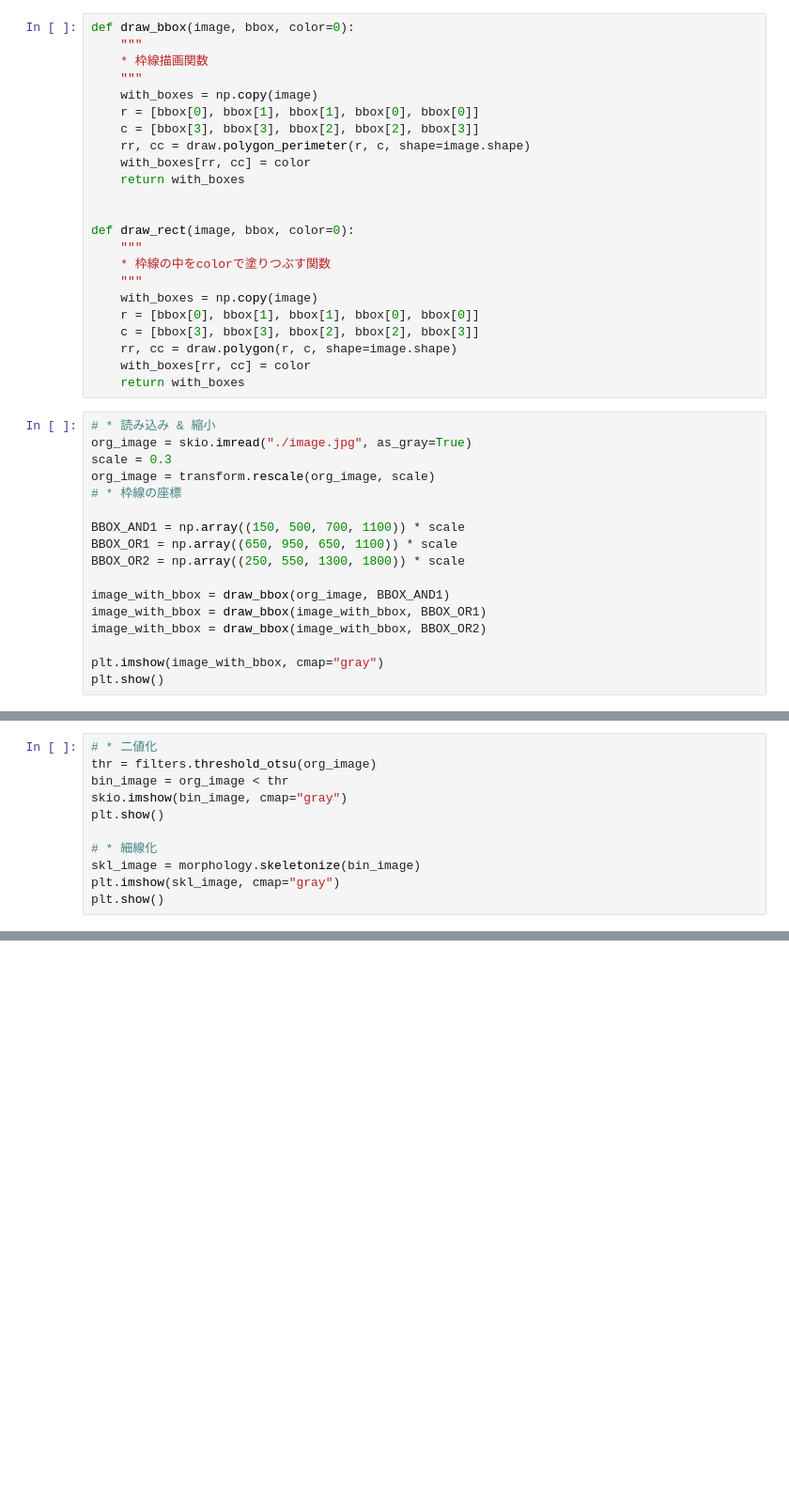
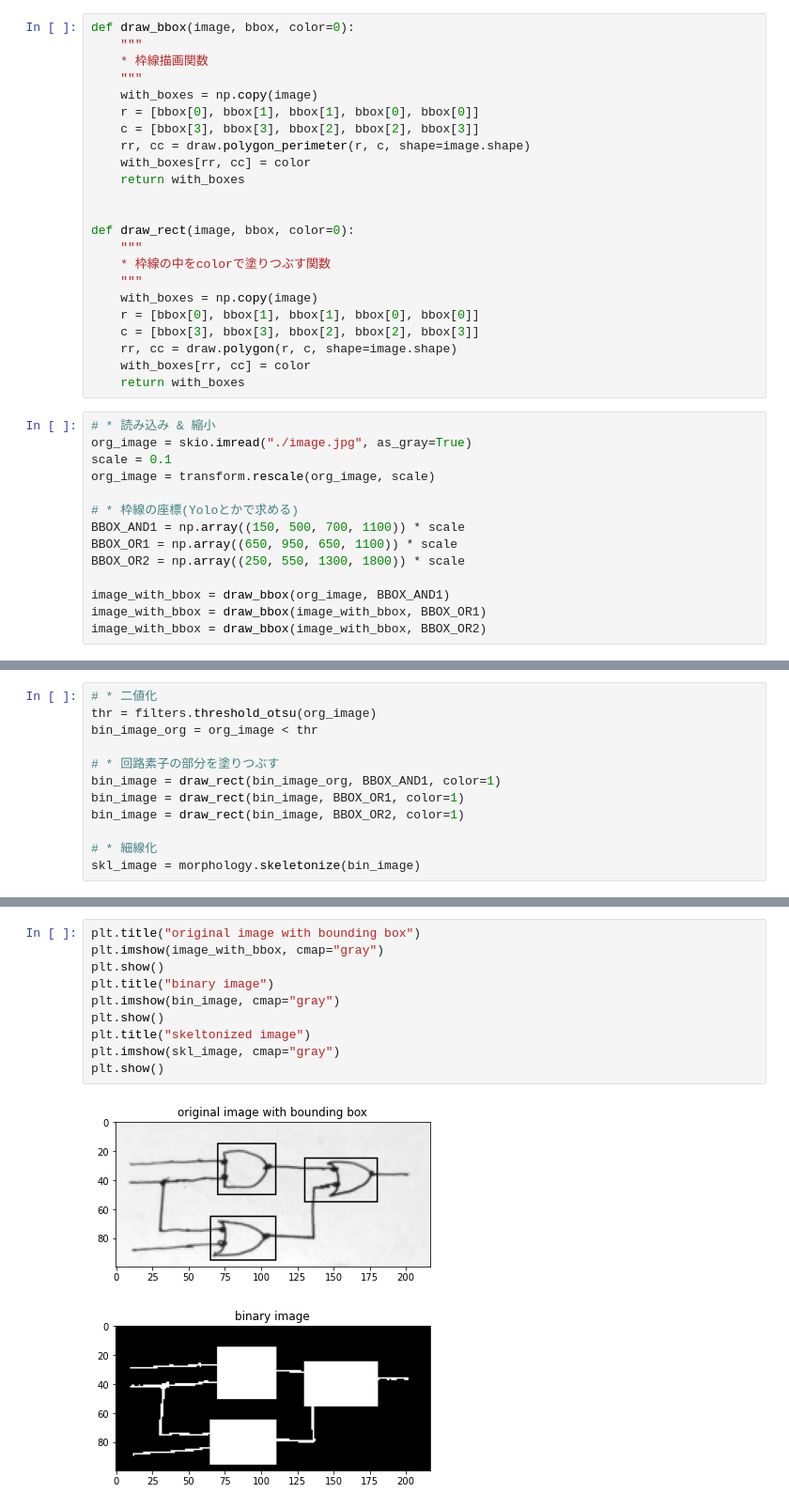
Before and after one commit to straxFromIbr/Pics2LGate, a Jupyter notebook: Pic2LGate.ipynb, the cells around one changed output, grey strips where cells are left out. Shown at 94% size. Drawn from its saved outputs; the diff is of its cells as text; blank space fills up the shorter version.

```diff
--- a/Pic2LGate.ipynb
+++ b/Pic2LGate.ipynb
@@ -48,10 +49,10 @@ def draw_rect(image, bbox, color=0):
 # %%
 # * 読み込み & 縮小
 org_image = skio.imread("./image.jpg", as_gray=True)
-scale = 0.3
+scale = 0.1
 org_image = transform.rescale(org_image, scale)
-# * 枠線の座標
 
+# * 枠線の座標(Yoloとかで求める)
 BBOX_AND1 = np.array((150, 500, 700, 1100)) * scale
 BBOX_OR1 = np.array((650, 950, 650, 1100)) * scale
 BBOX_OR2 = np.array((250, 550, 1300, 1800)) * scale
@@ -59,6 +60,3 @@ BBOX_OR2 = np.array((250, 550, 1300, 1800)) * scale
 image_with_bbox = draw_bbox(org_image, BBOX_AND1)
 image_with_bbox = draw_bbox(image_with_bbox, BBOX_OR1)
 image_with_bbox = draw_bbox(image_with_bbox, BBOX_OR2)
-
-plt.imshow(image_with_bbox, cmap="gray")
-plt.show()
@@ -67,11 +63,12 @@ plt.show()
 # %%
 # * 二値化
 thr = filters.threshold_otsu(org_image)
-bin_image = org_image < thr
-skio.imshow(bin_image, cmap="gray")
-plt.show()
+bin_image_org = org_image < thr
+
+# * 回路素子の部分を塗りつぶす
+bin_image = draw_rect(bin_image_org, BBOX_AND1, color=1)
+bin_image = draw_rect(bin_image, BBOX_OR1, color=1)
+bin_image = draw_rect(bin_image, BBOX_OR2, color=1)
 
 # * 細線化
 skl_image = morphology.skeletonize(bin_image)
-plt.imshow(skl_image, cmap="gray")
-plt.show()
@@ -115,0 +75,13 @@ plt.show()
+# %%
+plt.title("original image with bounding box")
+plt.imshow(image_with_bbox, cmap="gray")
+plt.show()
+plt.title("binary image")
+plt.imshow(bin_image, cmap="gray")
+plt.show()
+plt.title("skeltonized image")
+plt.imshow(skl_image, cmap="gray")
+plt.show()
+# %% [output]
+[figure, added]
+[figure, added]
```
Also changed, not shown: parts of 9 cells of this notebook.
